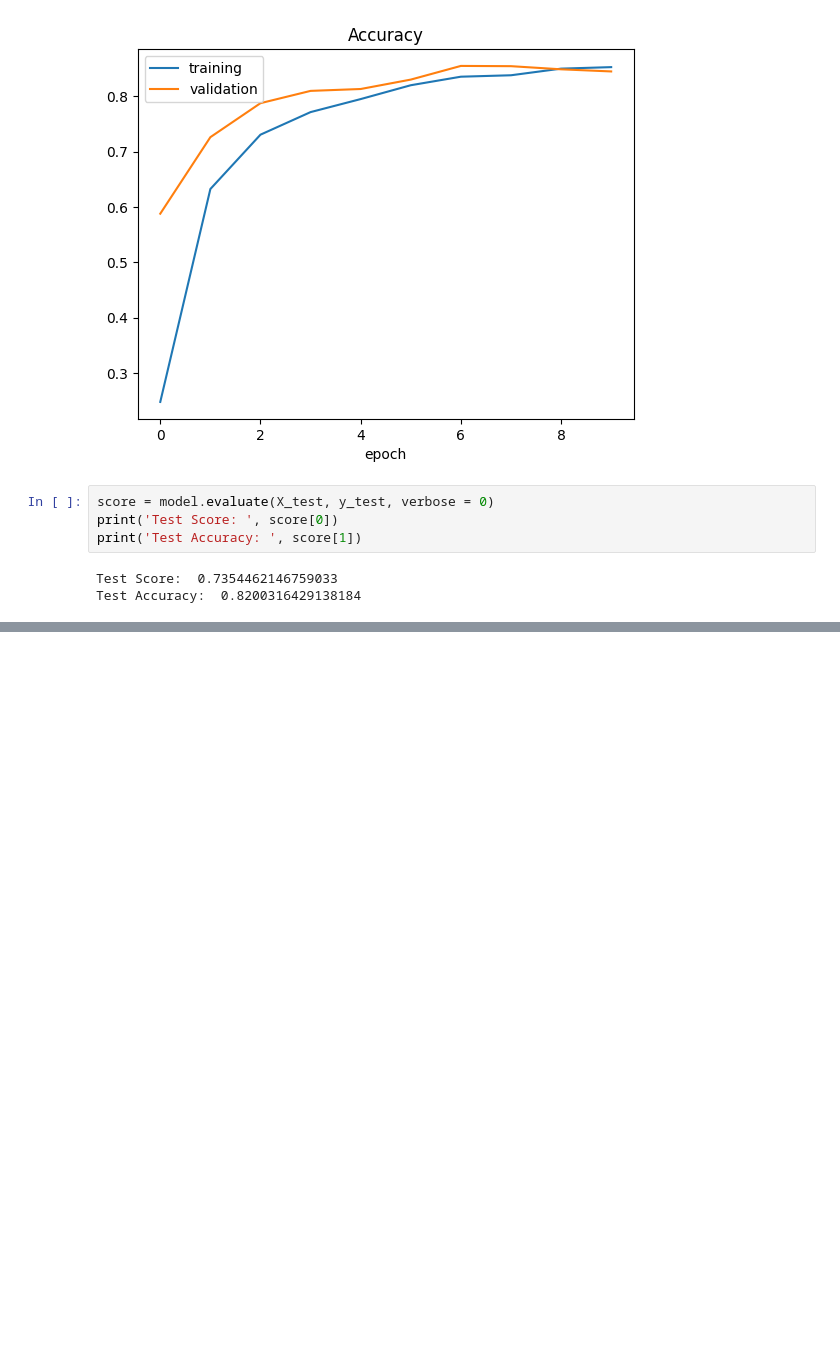
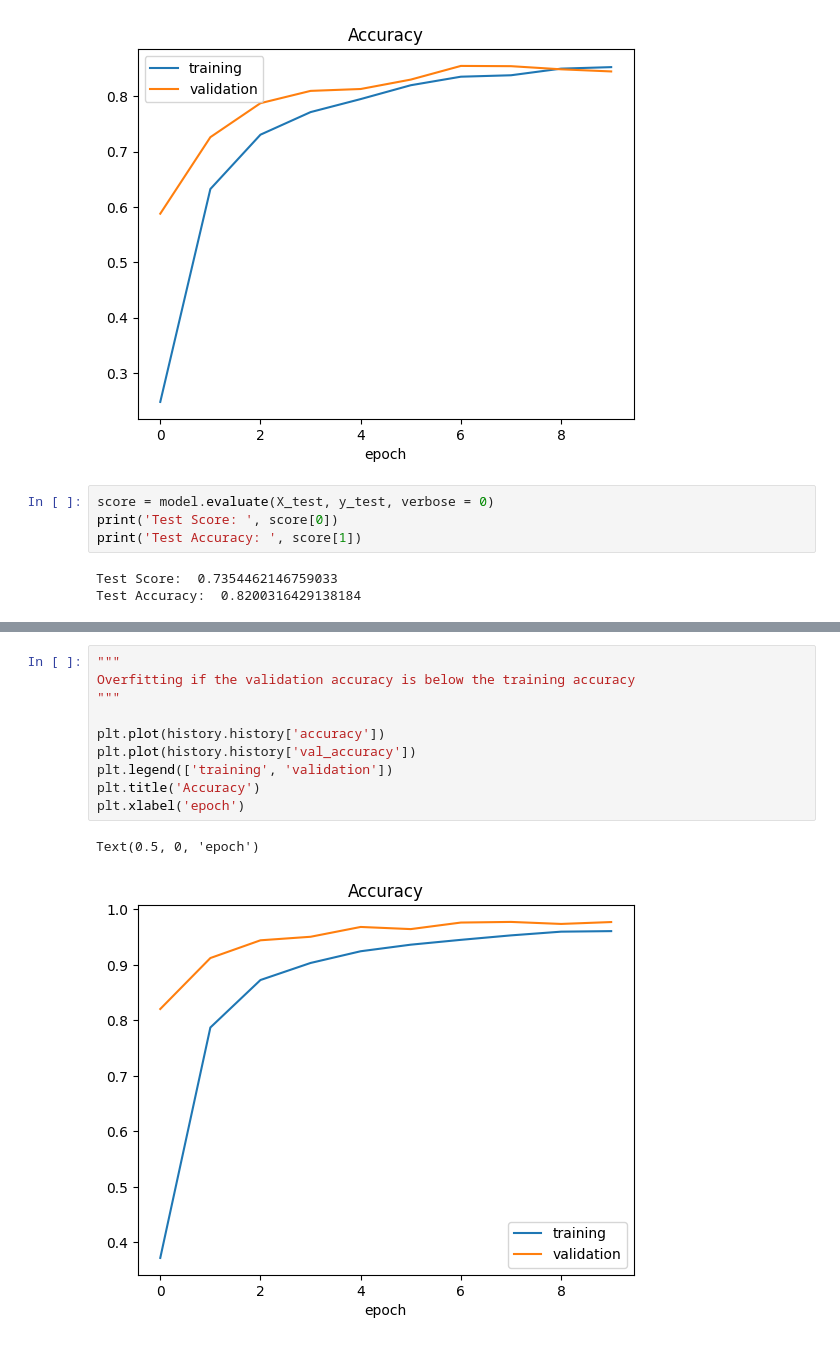
Before and after one commit to TheSoloLeveling/IA-Prototypes-Dev, a Jupyter notebook: Traffic Signs Starter Project.ipynb, the cells around one changed output, grey strips where cells are left out. Saved outputs shown, nothing was run; the diff lists cells and outputs as text; blank space fills up the shorter version.

```diff
--- a/Traffic Signs Starter Project.ipynb
+++ b/Traffic Signs Starter Project.ipynb
@@ -290,0 +364,13 @@ Test Accuracy:  0.8200316429138184
+# %%
+"""
+Overfitting if the validation accuracy is below the training accuracy
+"""
+
+plt.plot(history.history['accuracy'])
+plt.plot(history.history['val_accuracy'])
+plt.legend(['training', 'validation'])
+plt.title('Accuracy')
+plt.xlabel('epoch')
+# %% [output]
+Text(0.5, 0, 'epoch')
+[figure, added]
```
Also changed, not shown: parts of 26 cells of this notebook.
